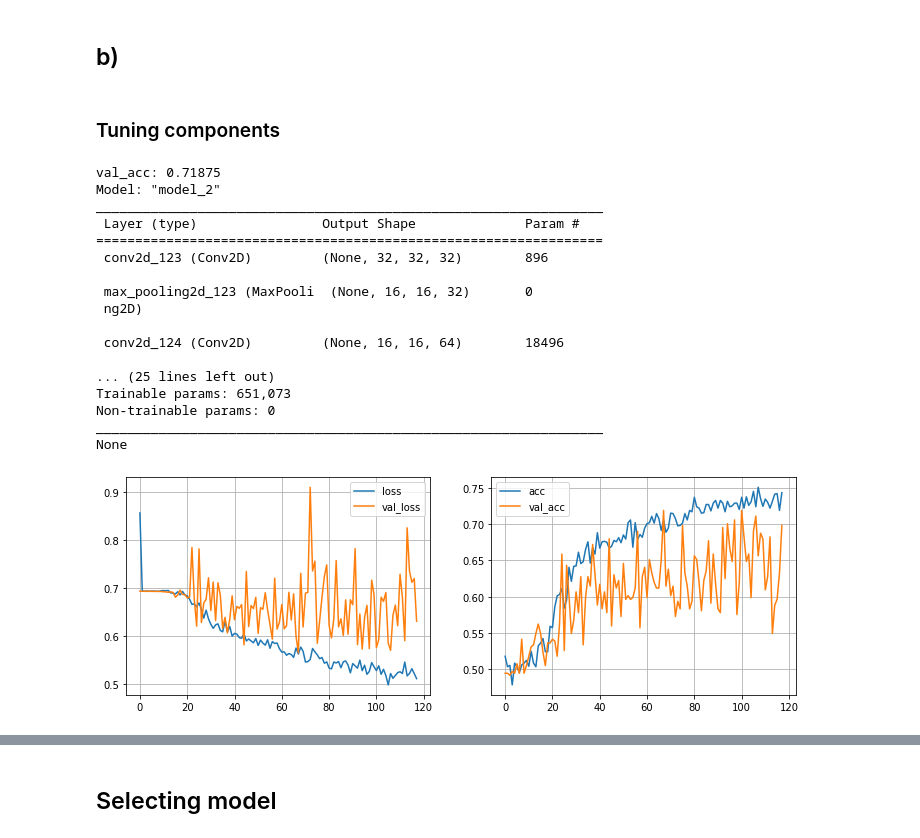
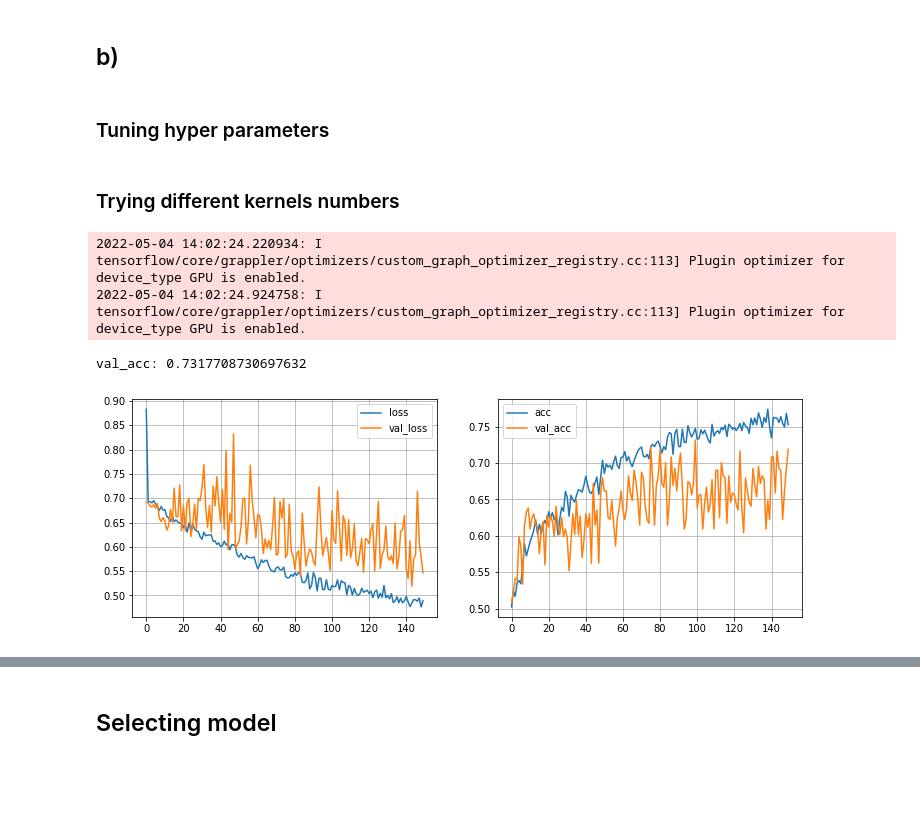
Before and after one commit to felix-tjernberg/ai21-deep-learning, a Jupyter notebook: lab/2_train_models.ipynb, the cells around one changed output, grey strips where cells are left out. Cells and saved outputs as stored; diff of their text form; code cells hidden in the pictures; blank space fills up the shorter version.

```diff
--- a/lab/2_train_models.ipynb
+++ b/lab/2_train_models.ipynb
@@ -19,17 +19,17 @@ from tensorflow.keras.callbacks import EarlyStopping
 import matplotlib.pyplot as plt
 import pandas as pd
 # %%
-def create_Conv2D_MaxPooling2D_pairs(kernel_number):
+def create_Conv2D_MaxPooling2D_pairs(kernel_number, *, strides=2, kernel_size=(3,3)):
     return [
         Conv2D(
             kernel_number,
             padding="same",
-            kernel_size=(3, 3),
+            kernel_size=kernel_size,
             activation="relu",
             kernel_initializer="he_normal",
             input_shape=(32, 32, 3),
         ),
-        MaxPooling2D(pool_size=(2, 2), strides=2),
+        MaxPooling2D(pool_size=(2, 2), strides=strides),
     ]
 
 X_train.shape[1:]  # Input shape
@@ -49,13 +49,15 @@ def model_cnn_2_classes(
     name: str = "cnn_model_2_classes",
     optimizer=Adam(learning_rate=0.001),
     metrics=["acc"],
-    flatten_layer_dropout_rate=.3
+    flatten_layer_dropout_rate=.3,
+    strides=2,
+    kernel_size=(3,3)
 ):
     flatten_layer=[Flatten(), Dropout(flatten_layer_dropout_rate)]
     model = Sequential(
         flatten_list(
             [
-                create_Conv2D_MaxPooling2D_pairs(kernel_number)
+                create_Conv2D_MaxPooling2D_pairs(kernel_number, strides=strides, kernel_size=kernel_size)
                 for kernel_number in cnn_kernel_numbers
             ]
         )
@@ -88,10 +90,7 @@ def fit_then_evaluate_model(
     steps_per_epoch=50,
     validation_steps=12,
     model_fit_verbosity=0,
-    print_model_summary=False
 ):
-    if print_model_summary:
-        return print(model.summary())
     early_stopper = EarlyStopping(
         monitor="val_acc", mode="max", patience=50, restore_best_weights=True
     )
@@ -135,28 +121,15 @@ None
 # %% [markdown]
 ## b)
 # %% [markdown]
-### Tuning components
+### Tuning hyper parameters
+# %% [markdown]
+### Trying different kernels numbers
 # %%
 model_2__kernel_numbers = [32, 64, 128, 256]
-model_1__node_dropout_pairs = [(256, .5)]
 model_2 = model_cnn_2_classes(model_2__kernel_numbers, model_1__node_dropout_pairs, name='model_2', flatten_layer_dropout_rate=.5)
-fit_then_evaluate_model(model_2, print_model_summary=True);
+fit_then_evaluate_model(model_2);
 # %% [output]
-val_acc: 0.71875
-Model: "model_2"
-_________________________________________________________________
- Layer (type)                Output Shape              Param #
-=================================================================
- conv2d_123 (Conv2D)         (None, 32, 32, 32)        896
-
- max_pooling2d_123 (MaxPooli  (None, 16, 16, 32)       0
- ng2D)
-
- conv2d_124 (Conv2D)         (None, 16, 16, 64)        18496
-
-... (25 lines left out)
-Trainable params: 651,073
-Non-trainable params: 0
-_________________________________________________________________
-None
+2022-05-04 14:02:24.220934: I tensorflow/core/grappler/optimizers/custom_graph_optimizer_registry.cc:113] Plugin optimizer for device_type GPU is enabled.
+2022-05-04 14:02:24.924758: I tensorflow/core/grappler/optimizers/custom_graph_optimizer_registry.cc:113] Plugin optimizer for device_type GPU is enabled.
+val_acc: 0.7317708730697632
-[figure, old version]
+[figure, new version]
```
Also changed, not shown: parts of 20 cells of this notebook.
